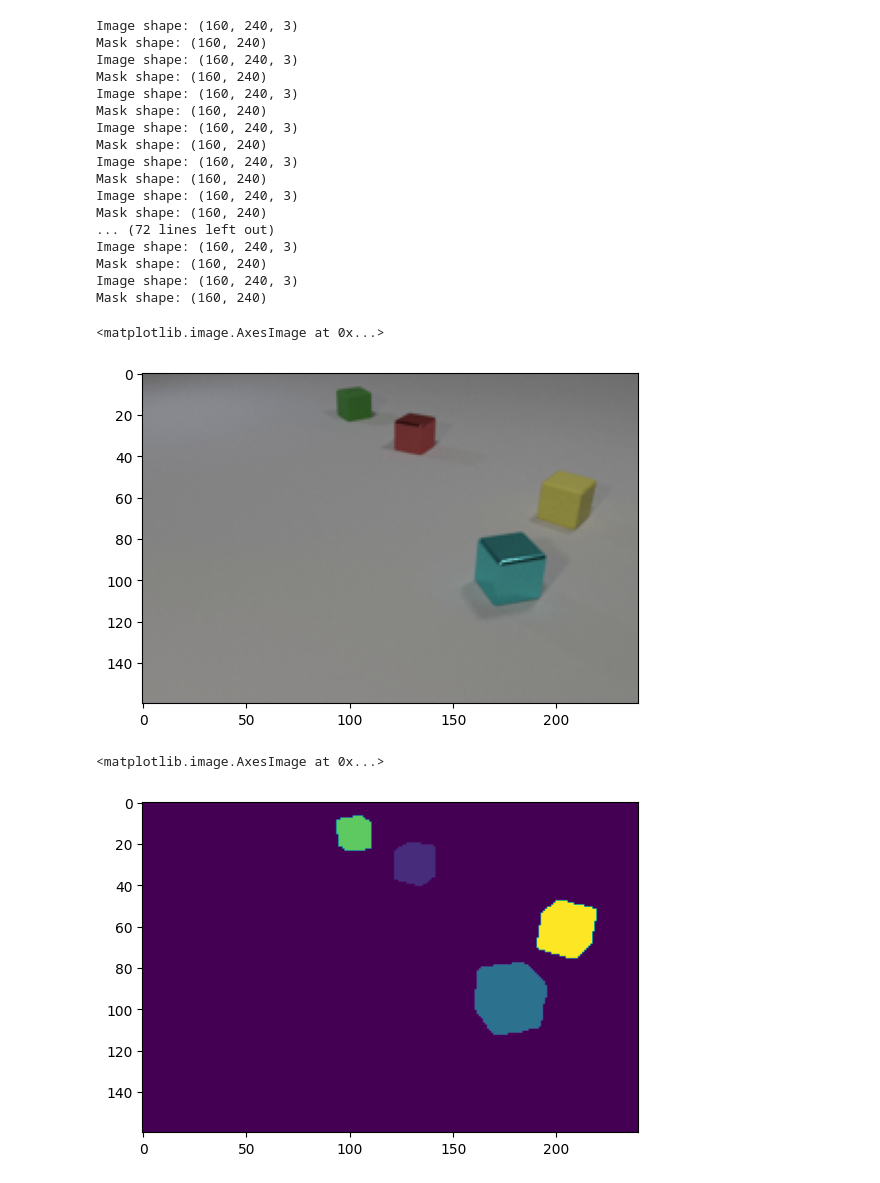
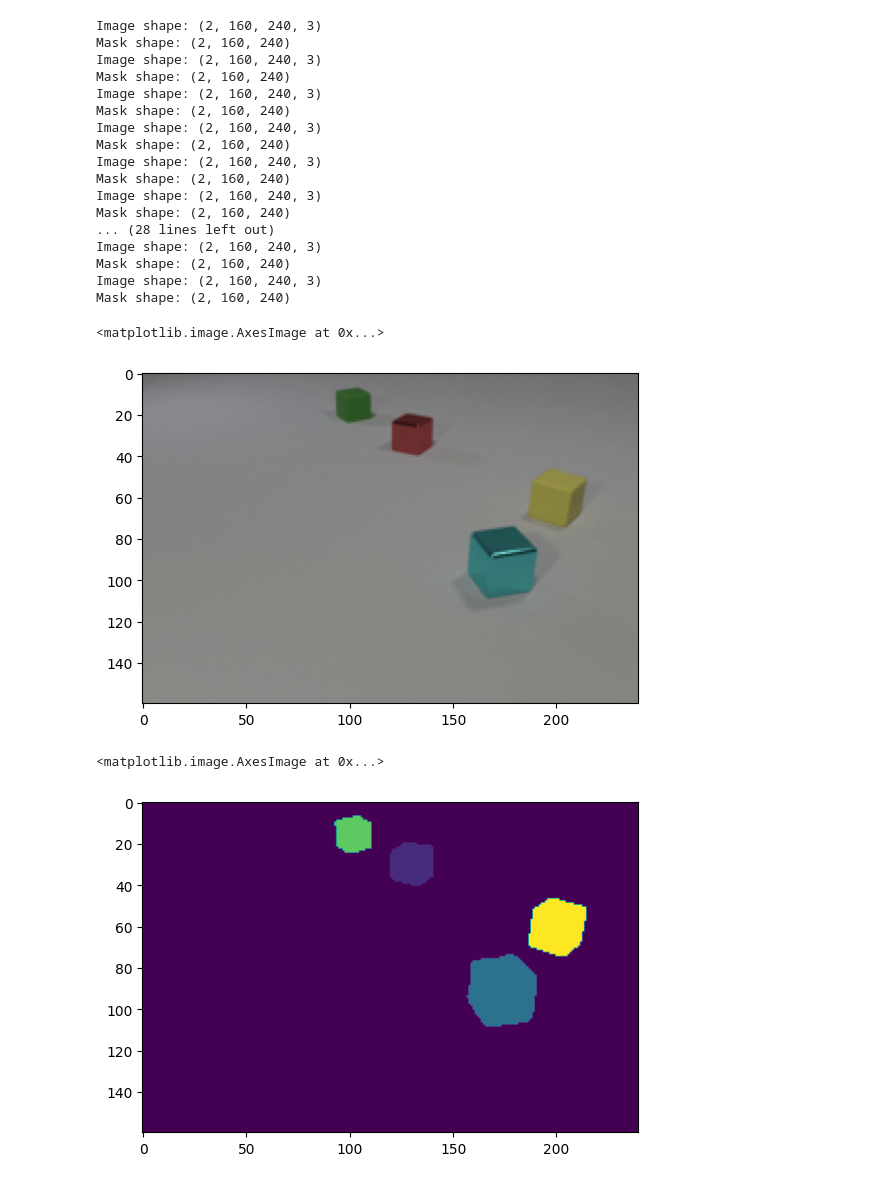
Before and after one commit to pdtraver/DL_Final_Project, a Jupyter notebook: Dataset_generate.ipynb, the cells around one changed output. Drawn from its saved outputs; the diff is of its cells as text; code cells hidden in the pictures.

Commit message:
Support for batchsize added

```diff
--- a/Dataset_generate.ipynb
+++ b/Dataset_generate.ipynb
@@ -6,7 +6,7 @@ import numpy as np
 import os
 # %%
 class LabelDataset(tf.data.Dataset):
-    def __init__(self, path):
+    def __init__(self, path, batch_size):
         self.video_paths = [os.path.join(path, dir_path) for dir_path in os.listdir(path)]
         self.num_samples = 0
 
@@ -16,6 +16,7 @@ class LabelDataset(tf.data.Dataset):
 
         # Calculate the total number of samples
         self.num_samples = mask_shapes[0] * len(self.video_paths)
+        self.batch_size = batch_size
 
     def _inputs(self):
         return []
@@ -26,6 +27,8 @@ class LabelDataset(tf.data.Dataset):
         return (image_shape, mask_shape)
 
     def _generator(self):
+        images_batch = []
+        masks_batch = []
         for path in self.video_paths:
             mask_path = os.path.join(path, 'mask.npy')
             masks = np.load(mask_path)
@@ -33,9 +36,21 @@ class LabelDataset(tf.data.Dataset):
             for i in range(masks.shape[0]):
                 image_path = os.path.join(path, f'image_{i}.png')
                 image_data = tf.io.read_file(image_path)
+
                 image = tf.image.decode_png(image_data, channels=3)
                 mask = tf.convert_to_tensor(masks[i])
-                yield {'image': image, 'target': mask}
+
+                images_batch.append(image)
+                masks_batch.append(mask)
+
+                if ((len(images_batch) >= self.batch_size) & (len(masks_batch) >= self.batch_size)):
+                    output_images_batch = images_batch[:]
+                    output_masks_batch = masks_batch[:]
+
+                    images_batch = []
+                    masks_batch = []
+
+                    yield {'image': tf.stack(output_images_batch), 'target': tf.stack(output_masks_batch)}
 
     def __len__(self):
         return self.num_samples
@@ -44,36 +59,36 @@ class LabelDataset(tf.data.Dataset):
         return self._generator()
 # %%
 path = '/content/videos'
-custom_dataset = LabelDataset(path)
+custom_dataset = LabelDataset(path, 2)
 # %%
 for a in custom_dataset:
     print("Image shape:", a['image'].shape)
     print("Mask shape:", a['target'].shape)
 # %% [output]
-Image shape: (160, 240, 3)
-Mask shape: (160, 240)
-Image shape: (160, 240, 3)
-Mask shape: (160, 240)
-Image shape: (160, 240, 3)
-Mask shape: (160, 240)
-Image shape: (160, 240, 3)
-Mask shape: (160, 240)
-Image shape: (160, 240, 3)
-Mask shape: (160, 240)
-Image shape: (160, 240, 3)
-Mask shape: (160, 240)
-... (72 lines left out)
-Image shape: (160, 240, 3)
-Mask shape: (160, 240)
-Image shape: (160, 240, 3)
-Mask shape: (160, 240)
+Image shape: (2, 160, 240, 3)
+Mask shape: (2, 160, 240)
+Image shape: (2, 160, 240, 3)
+Mask shape: (2, 160, 240)
+Image shape: (2, 160, 240, 3)
+Mask shape: (2, 160, 240)
+Image shape: (2, 160, 240, 3)
+Mask shape: (2, 160, 240)
+Image shape: (2, 160, 240, 3)
+Mask shape: (2, 160, 240)
+Image shape: (2, 160, 240, 3)
+Mask shape: (2, 160, 240)
+... (28 lines left out)
+Image shape: (2, 160, 240, 3)
+Mask shape: (2, 160, 240)
+Image shape: (2, 160, 240, 3)
+Mask shape: (2, 160, 240)
 # %%
-plt.imshow(a['image'])
+plt.imshow(a['image'][0])
 # %% [output]
 <matplotlib.image.AxesImage at 0x...>
-[figure, old version]
+[figure, new version]
 # %%
-plt.imshow(a['target'])
+plt.imshow(a['target'][0])
 # %% [output]
 <matplotlib.image.AxesImage at 0x...>
-[figure, old version]
+[figure, new version]
```
Also changed, not shown: parts of 5 cells of this notebook.
